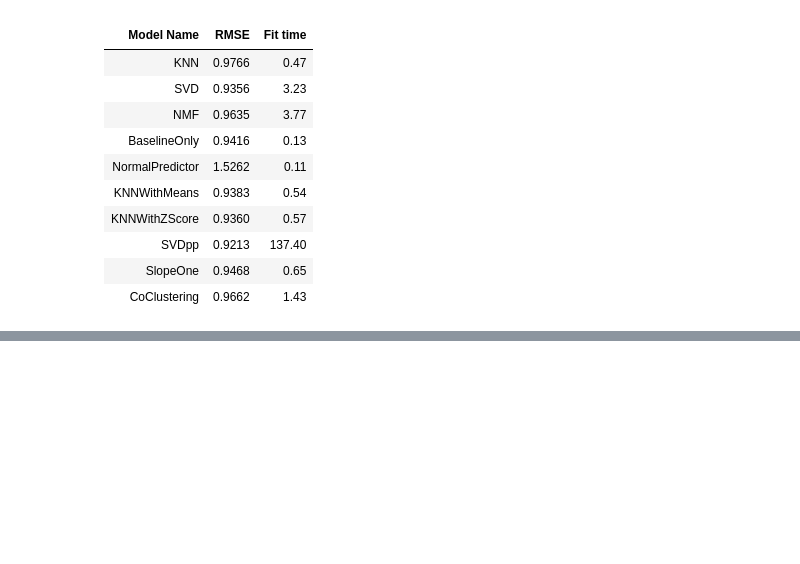
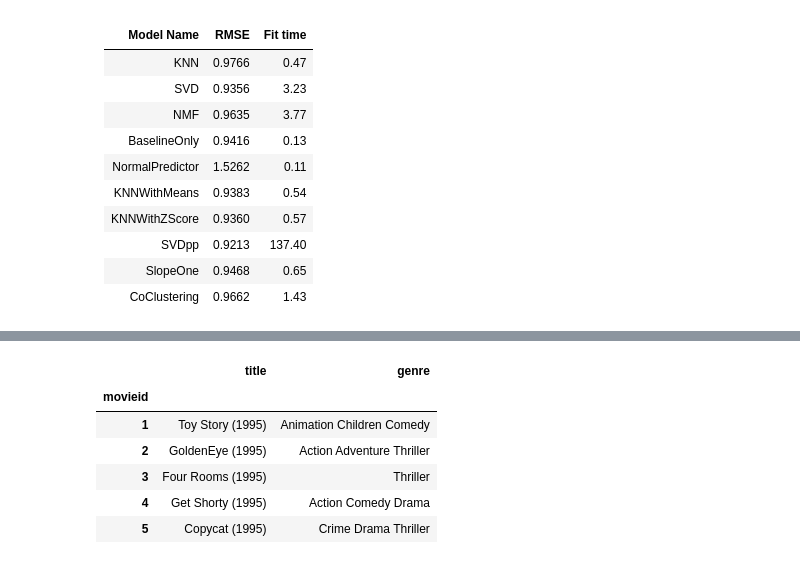
Before and after one commit to AASF-IIITM/Movie-Recommendation-System, a Jupyter notebook: MovieLens.ipynb, the cells around one changed output, grey strips where cells are left out. Drawn from its saved outputs; the diff is of its cells as text; code cells hidden in the pictures; blank space fills up the shorter version.

```diff
--- a/MovieLens.ipynb
+++ b/MovieLens.ipynb
@@ -912,0 +899,5 @@ print('###############')
+# %%
+df['genre']=''
+
+for col_name in df.columns:
+    df.ix[df[col_name]==1,'genre']= df['genre']+' '+col_name
@@ -912,0 +912,4 @@ print('###############')
+# %%
+df=pd.concat([items,df.genre],axis=1)
+# %%
+final_df=df[['movieid','title','genre']]
@@ -912,0 +966,2 @@ print('###############')
+# %%
+final_df = final_df.set_index('movieid')
@@ -912,0 +970,10 @@ print('###############')
+# %%
+final_df.head()
+# %% [output]
+|  | title | genre |
+| movieid |  |  |
+| 1 | Toy Story (1995) | Animation Children Comedy |
+| 2 | GoldenEye (1995) | Action Adventure Thriller |
+| 3 | Four Rooms (1995) | Thriller |
+| 4 | Get Shorty (1995) | Action Comedy Drama |
+| 5 | Copycat (1995) | Crime Drama Thriller |
```
Also changed, not shown: parts of 35 cells of this notebook.
